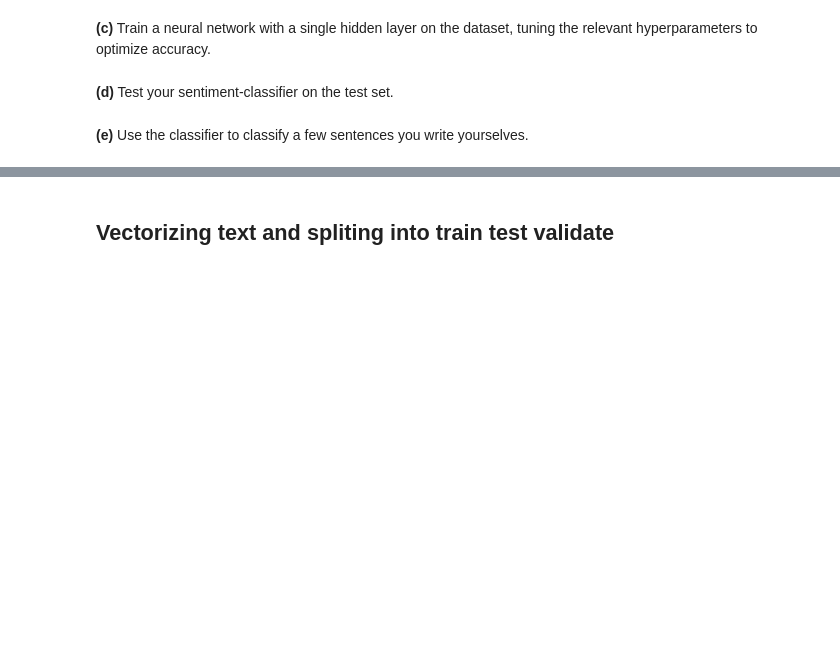
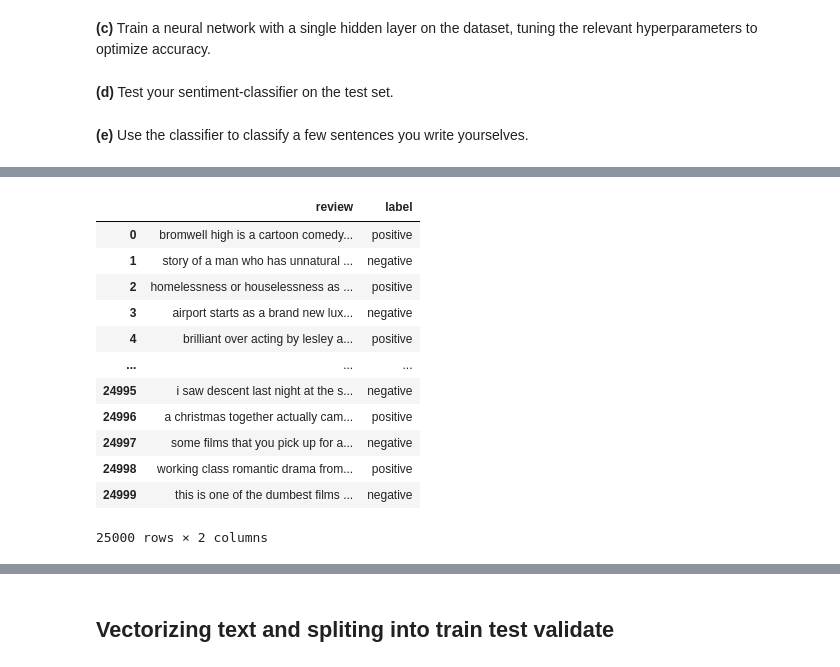
Before and after one commit to ASilins/mal1-2024, a Jupyter notebook: assignment-6/Neural networks I - Sentiment analysis.ipynb, the cells around one changed output, grey strips where cells are left out. Saved outputs shown, nothing was run; the diff lists cells and outputs as text; code cells hidden in the pictures; blank space fills up the shorter version.

```diff
--- a/assignment-6/Neural networks I - Sentiment analysis.ipynb
+++ b/assignment-6/Neural networks I - Sentiment analysis.ipynb
@@ -42,0 +42,35 @@ display(Y.head())
+# %%
+# File paths
+reviews_file = 'reviews.txt'
+labels_file = 'labels.txt'
+
+# Read the files into lists
+with open(reviews_file, 'r') as rf:
+    reviews = rf.readlines()
+
+with open(labels_file, 'r') as lf:
+    labels = lf.readlines()
+
+# Remove newline characters
+reviews = [review.strip() for review in reviews]
+labels = [label.strip() for label in labels]
+
+# Create a DataFrame
+df = pd.DataFrame({'review': reviews, 'label': labels})
+
+# Display the DataFrame
+display(df)
+# %% [output]
+|  | review | label |
+| 0 | bromwell high is a cartoon comedy... | positive |
+| 1 | story of a man who has unnatural ... | negative |
+| 2 | homelessness or houselessness as ... | positive |
+| 3 | airport starts as a brand new lux... | negative |
+| 4 | brilliant over acting by lesley a... | positive |
+| ... | ... | ... |
+| 24995 | i saw descent last night at the s... | negative |
+| 24996 | a christmas together actually cam... | positive |
+| 24997 | some films that you pick up for a... | negative |
+| 24998 | working class romantic drama from... | positive |
+| 24999 | this is one of the dumbest films ... | negative |
+25000 rows × 2 columns
```
Also changed, not shown: parts of 30 cells of this notebook.
